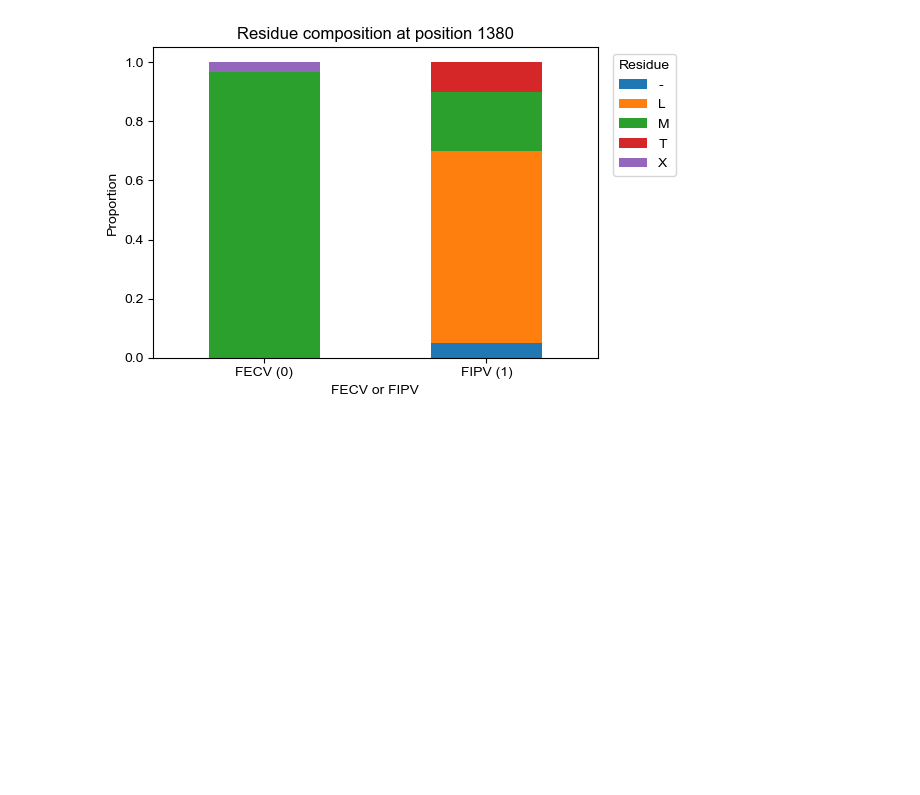
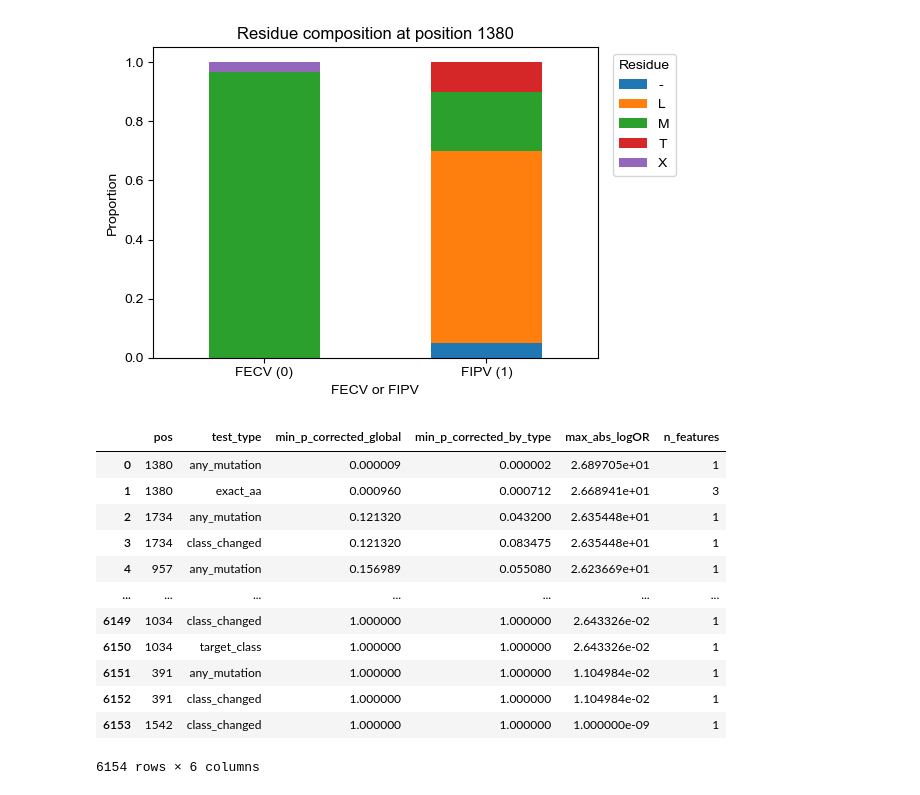
Before and after one commit to skawakubo/FCoV-evolution, a Jupyter notebook: FIPV_keymut_detect/FIPV_keymut_detect.ipynb, the cells around one changed output. Cells and saved outputs as stored; diff of their text form; code cells hidden in the pictures; blank space fills up the shorter version.

Commit message:
updated key mutation detection analysis

```diff
--- a/FIPV_keymut_detect/FIPV_keymut_detect.ipynb
+++ b/FIPV_keymut_detect/FIPV_keymut_detect.ipynb
@@ -234,0 +484,16 @@ plt.show()
+# %%
+site_summary
+# %% [output]
+|  | pos | test_type | min_p_corrected_global | min_p_corrected_by_type | max_abs_logOR | n_features |
+| 0 | 1380 | any_mutation | 0.000009 | 0.000002 | 2.689705e+01 | 1 |
+| 1 | 1380 | exact_aa | 0.000960 | 0.000712 | 2.668941e+01 | 3 |
+| 2 | 1734 | any_mutation | 0.121320 | 0.043200 | 2.635448e+01 | 1 |
+| 3 | 1734 | class_changed | 0.121320 | 0.083475 | 2.635448e+01 | 1 |
+| 4 | 957 | any_mutation | 0.156989 | 0.055080 | 2.623669e+01 | 1 |
+| ... | ... | ... | ... | ... | ... | ... |
+| 6149 | 1034 | class_changed | 1.000000 | 1.000000 | 2.643326e-02 | 1 |
+| 6150 | 1034 | target_class | 1.000000 | 1.000000 | 2.643326e-02 | 1 |
+| 6151 | 391 | any_mutation | 1.000000 | 1.000000 | 1.104984e-02 | 1 |
+| 6152 | 391 | class_changed | 1.000000 | 1.000000 | 1.104984e-02 | 1 |
+| 6153 | 1542 | class_changed | 1.000000 | 1.000000 | 1.000000e-09 | 1 |
+6154 rows × 6 columns
```
Also changed, not shown: parts of 5 cells of this notebook.
